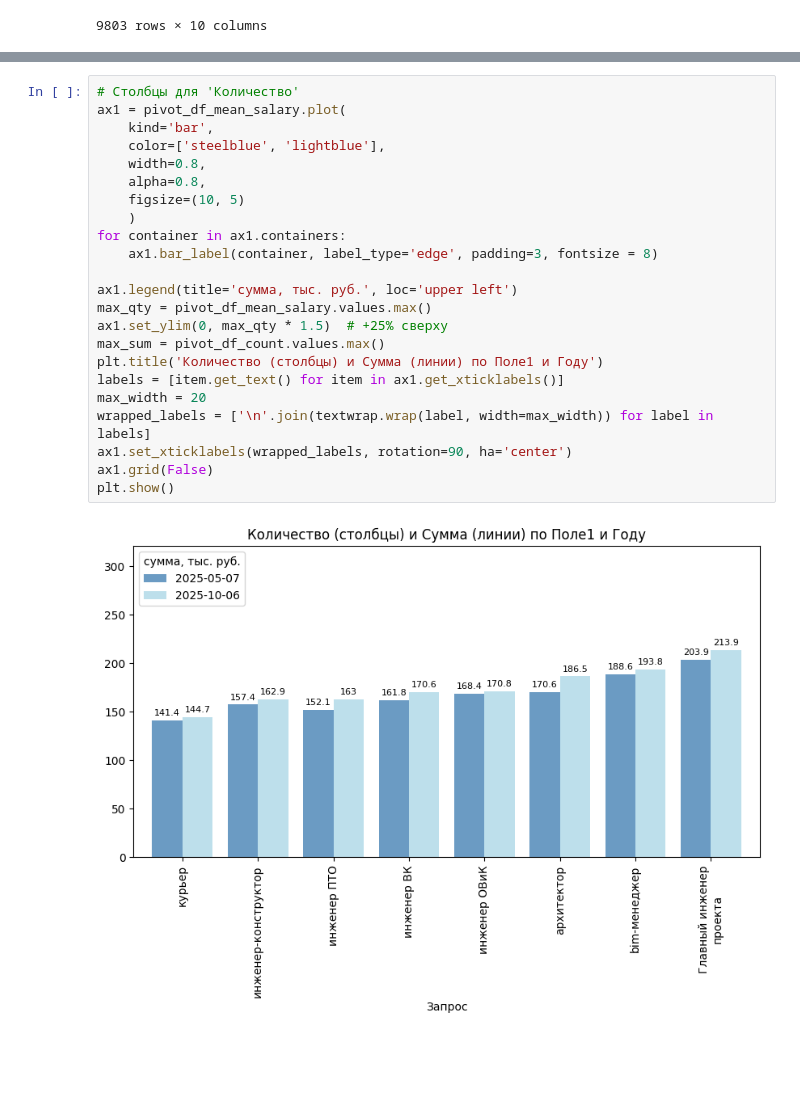
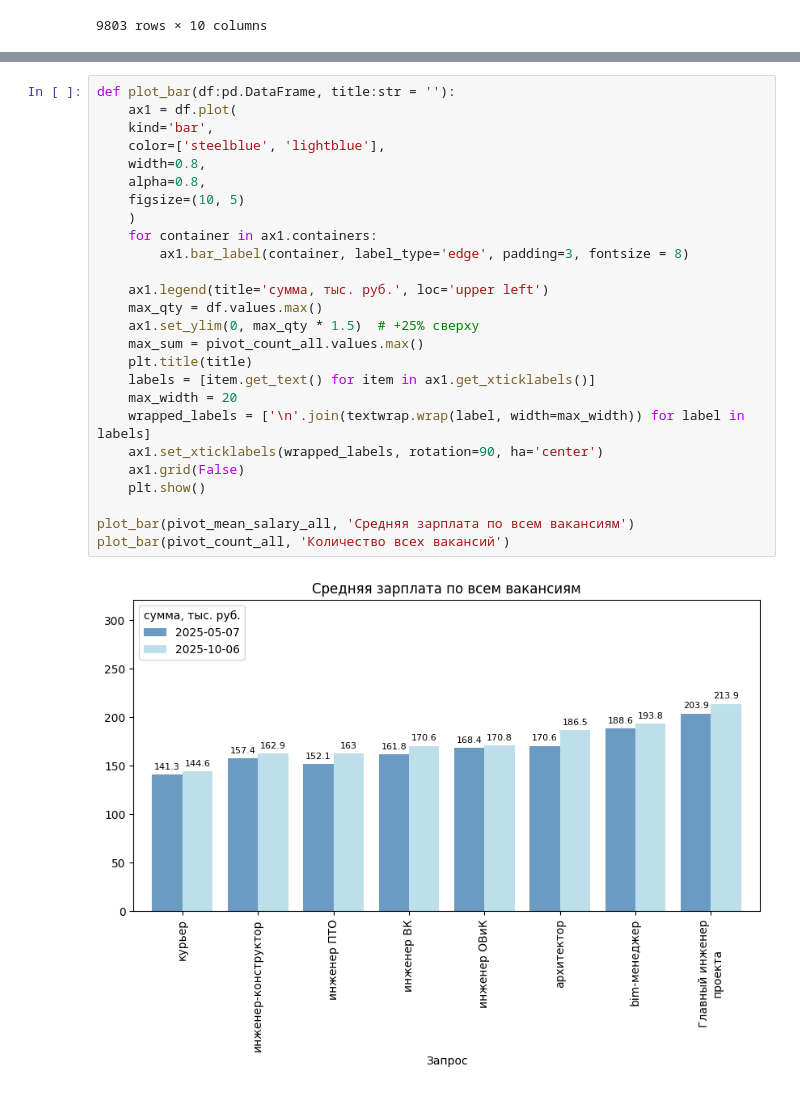
Before and after one commit to i-savelev/hh_parser, a Jupyter notebook: hh.ipynb, the cells around one changed output, grey strips where cells are left out. Saved outputs shown, nothing was run; the diff lists cells and outputs as text; blank space fills up the shorter version.

```diff
--- a/hh.ipynb
+++ b/hh.ipynb
@@ -89,25 +128,28 @@ display(pivot_df_count)
 # %%
-# Столбцы для 'Количество'
-ax1 = pivot_df_mean_salary.plot(
+def plot_bar(df:pd.DataFrame, title:str = ''):
+    ax1 = df.plot(
     kind='bar',
     color=['steelblue', 'lightblue'],
     width=0.8,
     alpha=0.8,
     figsize=(10, 5)
     )
-for container in ax1.containers:
-    ax1.bar_label(container, label_type='edge', padding=3, fontsize = 8)
+    for container in ax1.containers:
+        ax1.bar_label(container, label_type='edge', padding=3, fontsize = 8)
 
-ax1.legend(title='сумма, тыс. руб.', loc='upper left')
-max_qty = pivot_df_mean_salary.values.max()
-ax1.set_ylim(0, max_qty * 1.5)  # +25% сверху
-max_sum = pivot_df_count.values.max()
-plt.title('Количество (столбцы) и Сумма (линии) по Поле1 и Году')
-labels = [item.get_text() for item in ax1.get_xticklabels()]
-max_width = 20
-wrapped_labels = ['\n'.join(textwrap.wrap(label, width=max_width)) for label in labels]
-ax1.set_xticklabels(wrapped_labels, rotation=90, ha='center')
-ax1.grid(False)
-plt.show()
+    ax1.legend(title='сумма, тыс. руб.', loc='upper left')
+    max_qty = df.values.max()
+    ax1.set_ylim(0, max_qty * 1.5)  # +25% сверху
+    max_sum = pivot_count_all.values.max()
+    plt.title(title)
+    labels = [item.get_text() for item in ax1.get_xticklabels()]
+    max_width = 20
+    wrapped_labels = ['\n'.join(textwrap.wrap(label, width=max_width)) for label in labels]
+    ax1.set_xticklabels(wrapped_labels, rotation=90, ha='center')
+    ax1.grid(False)
+    plt.show()
+
+plot_bar(pivot_mean_salary_all, 'Средняя зарплата по всем вакансиям')
+plot_bar(pivot_count_all, 'Количество всех вакансий')
 # %% [output]
-[figure, old version]
+[figure, new version]
```
Also changed, not shown: parts of 3 cells of this notebook.
